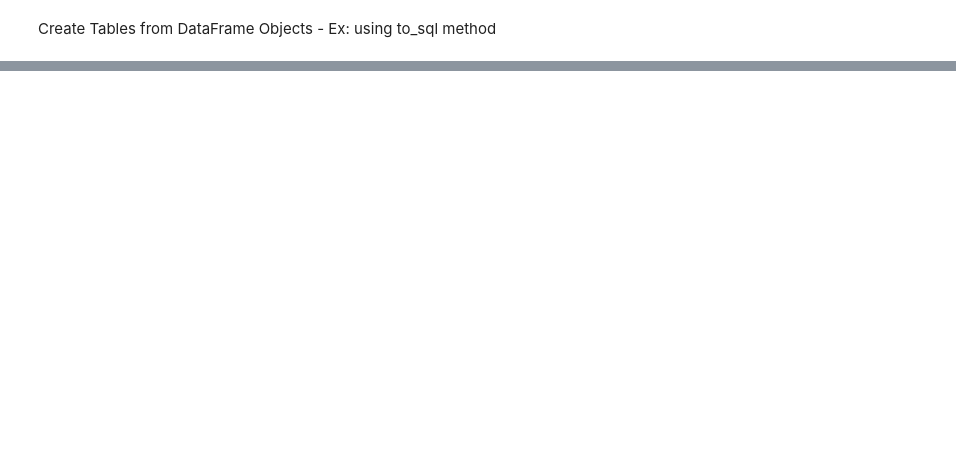
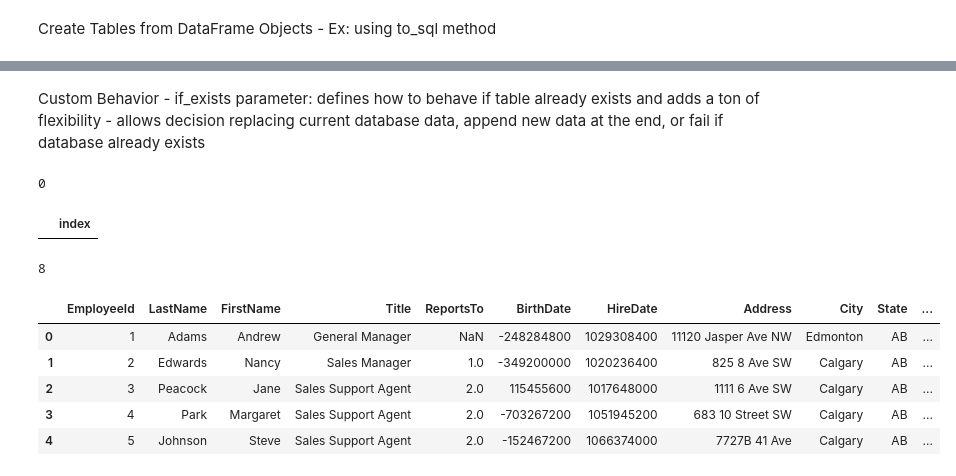
Before and after one commit to natalyalangford/DataAnalysisExercises, a Jupyter notebook: ReadingData/lesson11-reading-data-from-relational-databases/lecture.ipynb, the cells around one changed output, grey strips where cells are left out. Saved outputs shown, nothing was run; the diff lists cells and outputs as text; code cells hidden in the pictures; blank space fills up the shorter version.

```diff
--- a/ReadingData/lesson11-reading-data-from-relational-databases/lecture.ipynb
+++ b/ReadingData/lesson11-reading-data-from-relational-databases/lecture.ipynb
@@ -278,0 +291,29 @@ Create Tables from DataFrame Objects
+# %% [markdown]
+Custom Behavior
+    - if_exists parameter:  defines how to behave if table already exists and adds a ton of flexibility
+    - allows decision replacing current database data, append new data at the end, or fail if database already exists
+# %%
+pd.DataFrame().to_sql('employees2',
+                      conn,
+                      if_exists='replace')
+# %% [output]
+0
+# %%
+pd.read_sql_query('SELECT * FROM employees2;', conn).head()
+# %% [output]
+|  | index |
+# %%
+df.to_sql('employees2',
+          conn,
+          if_exists='replace')
+# %% [output]
+8
+# %%
+pd.read_sql_query('SELECT * FROM employees2;', conn).head()
+# %% [output]
+|  | EmployeeId | LastName | FirstName | Title | ReportsTo | BirthDate | HireDate | Address | City | State | ... |
+| 0 | 1 | Adams | Andrew | General Manager | NaN | -248284800 | 1029308400 | 11120 Jasper Ave NW | Edmonton | AB | ... |
+| 1 | 2 | Edwards | Nancy | Sales Manager | 1.0 | -349200000 | 1020236400 | 825 8 Ave SW | Calgary | AB | ... |
+| 2 | 3 | Peacock | Jane | Sales Support Agent | 2.0 | 115455600 | 1017648000 | 1111 6 Ave SW | Calgary | AB | ... |
+| 3 | 4 | Park | Margaret | Sales Support Agent | 2.0 | -703267200 | 1051945200 | 683 10 Street SW | Calgary | AB | ... |
+| 4 | 5 | Johnson | Steve | Sales Support Agent | 2.0 | -152467200 | 1066374000 | 7727B 41 Ave | Calgary | AB | ... |
```
Also changed, not shown: parts of 3 cells of this notebook, 1 other file.
